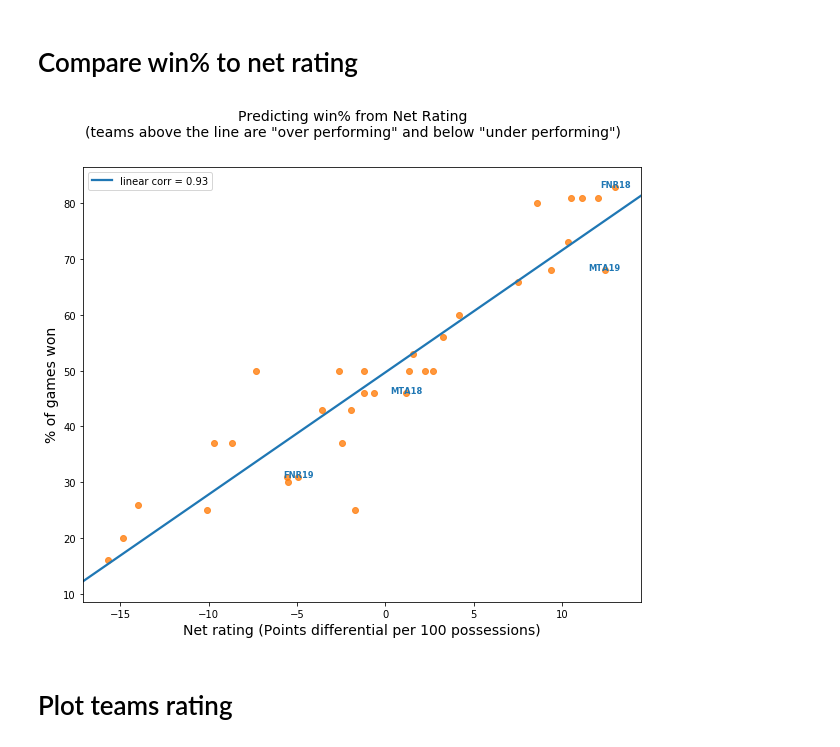
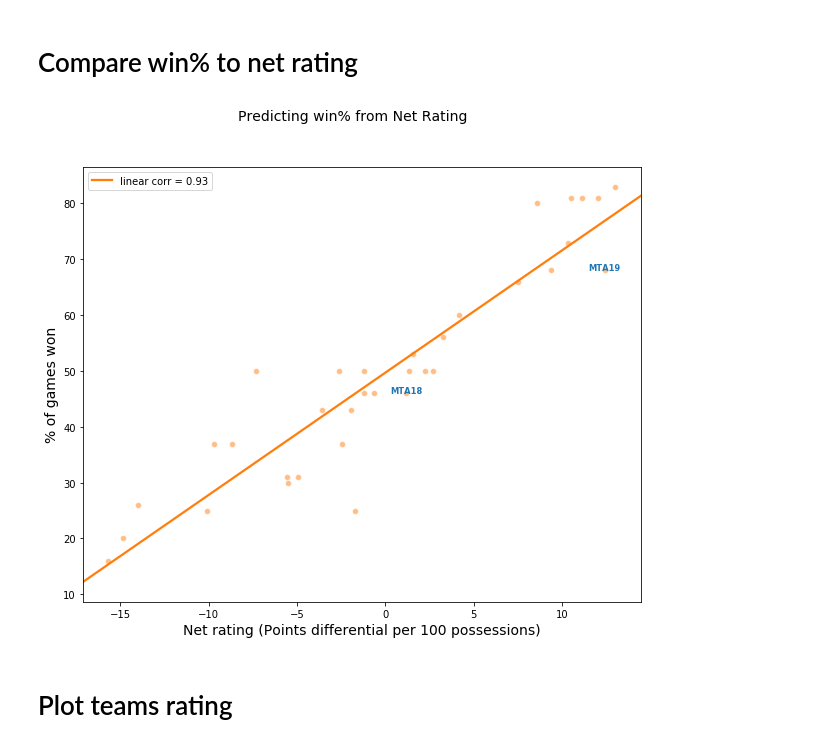
Before and after one commit to avivshany/euroleague, a Jupyter notebook: teams_ratings.ipynb, the cells around one changed output. Cells and saved outputs as stored; diff of their text form; code cells hidden in the pictures.

```diff
--- a/teams_ratings.ipynb
+++ b/teams_ratings.ipynb
@@ -9,21 +9,21 @@ seasons_rounds = {2018: 30, 2019: 16}
 teams_stats = e.get_teams_stats(seasons_rounds)
 
 # create a columns for highlighting Maccabi in plots
-teams_stats['isMTA'] = teams_stats['team'] == 'MTA'
-teams_stats['isMTAorFNR'] = teams_stats['team'].isin(['MTA', 'FNR'])
+teams_stats['isMTA'] = teams_stats['team'].mask(cond=teams_stats['team'] != 'MTA')
+mta_fnr_cond = ~teams_stats['team'].isin(['MTA', 'FNR'])
+teams_stats['isMTAorFNR'] = teams_stats['team'].mask(cond=mta_fnr_cond)
 
 # create a subset of team_stats with only 2019/20 season data
 teams_stats_2019 = teams_stats.loc[teams_stats['season'] == 2019]
 # %% [markdown]
 # Compare win% to net rating
 # %%
-title_suffix = '\n(teams above the line are "over performing" and below "under performing")'
 e.plot_bivariate(
-    df=teams_stats, x='NETRtg', y='win_pct', hue='isMTAorFNR', fit_reg=True, text_size='small',
-    suptitle='Predicting win% from Net Rating' + title_suffix, annotate_only_hue_true=True
+    df=teams_stats, x='NETRtg', y='win_pct', hue='isMTA', fit_reg=True, text_size='small',
+    suptitle='Predicting win% from Net Rating'
 );
 # %% [output]
-[figure, old version]
+[figure, new version]
 # %% [markdown]
 # Plot teams rating
 # %%
```
Also changed, not shown: parts of 8 cells of this notebook, 1 other file.
